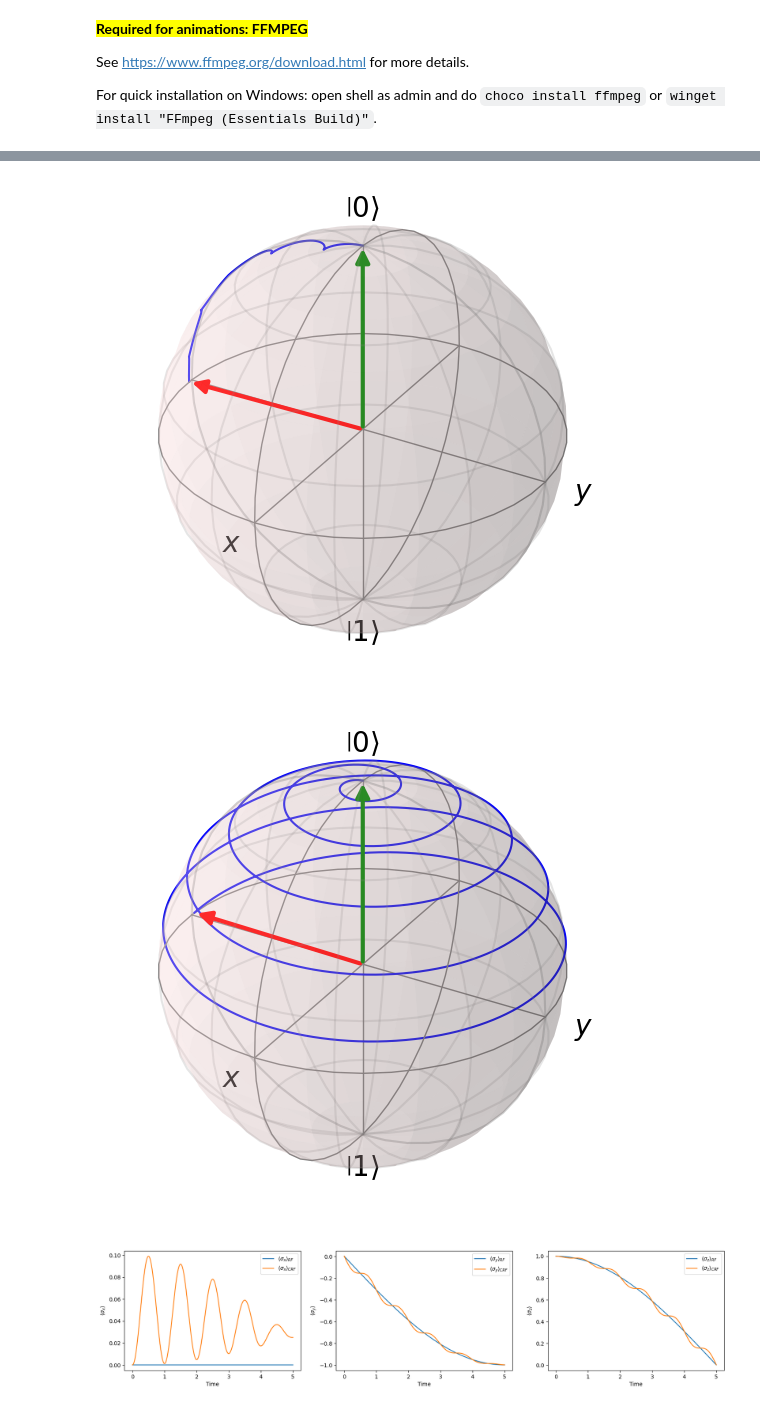
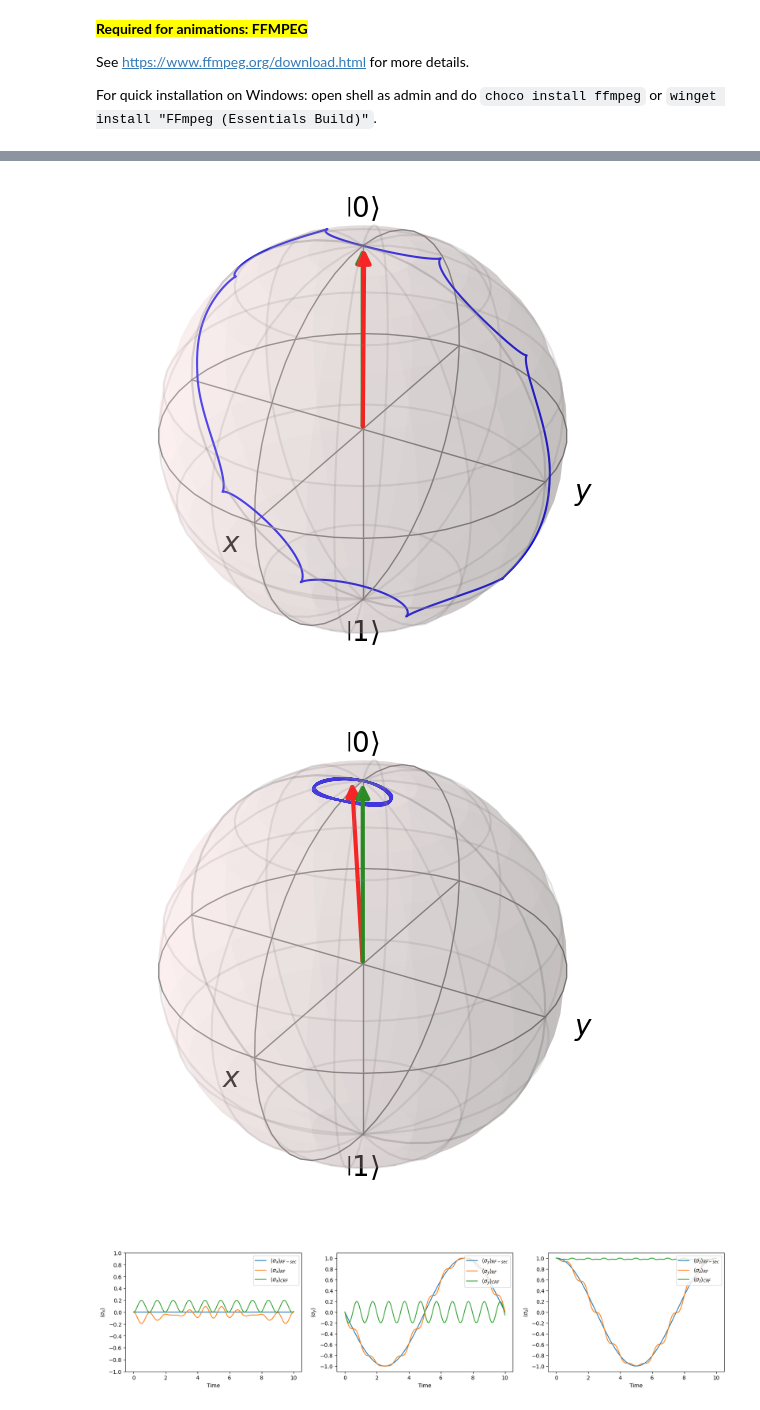
Before and after one commit to iDragos1234/Bloch-Siegert-Shift, a Jupyter notebook: bss-dragos.ipynb, the cells around one changed output, grey strips where cells are left out. Drawn from its saved outputs; the diff is of its cells as text; code cells hidden in the pictures.

```diff
--- a/bss-dragos.ipynb
+++ b/bss-dragos.ipynb
@@ -138,9 +140,14 @@ class QubitSim:
         axs[1].set(xlabel='Time', ylabel=r'$\left<\sigma_y\right>$')
         axs[2].set(xlabel='Time', ylabel=r'$\left<\sigma_z\right>$')
 
+        axs[0].set(yticks=np.linspace(-1, 1, 11))
+        axs[1].set(yticks=np.linspace(-1, 1, 11))
+        axs[2].set(yticks=np.linspace(-1, 1, 11))
+
         axs[0].legend(loc='upper right')
         axs[1].legend(loc='upper right')
         axs[2].legend(loc='upper right')
+
         return
 
     simulate = evolve = __call__  # aliases for the same main functionality
@@ -207,9 +213,9 @@ H_CRF = H_CRF_sec + H_CRF_nonsec
 omega_0 = omega = pi
 
 phase = 0
-rabi = (1/10) * omega_0
+rabi = (1/5) * omega_0
 
-time_pulse = 1/2
+time_pulse = 3
 
 tlist = np.linspace(0, time_pulse * (pi / rabi), 10000)
 
@@ -235,7 +241,7 @@ QubitSim.plot_bloch_sphere(psi0, result_crf).show()
 
 QubitSim.plot_xyz(
     [result_rf_sec, result_rf, result_crf],
-    ['RF', 'CRF'],
+    ['RF-sec', 'RF', 'CRF'],
     tlist,
 )
 plt.show()
@@ -246,3 +252,3 @@ plt.show()
-[figure, old version]
+[figure, new version]
-[figure, old version]
+[figure, new version]
-[figure, old version]
+[figure, new version]
```
Also changed, not shown: parts of 11 cells of this notebook, 1 other file.
